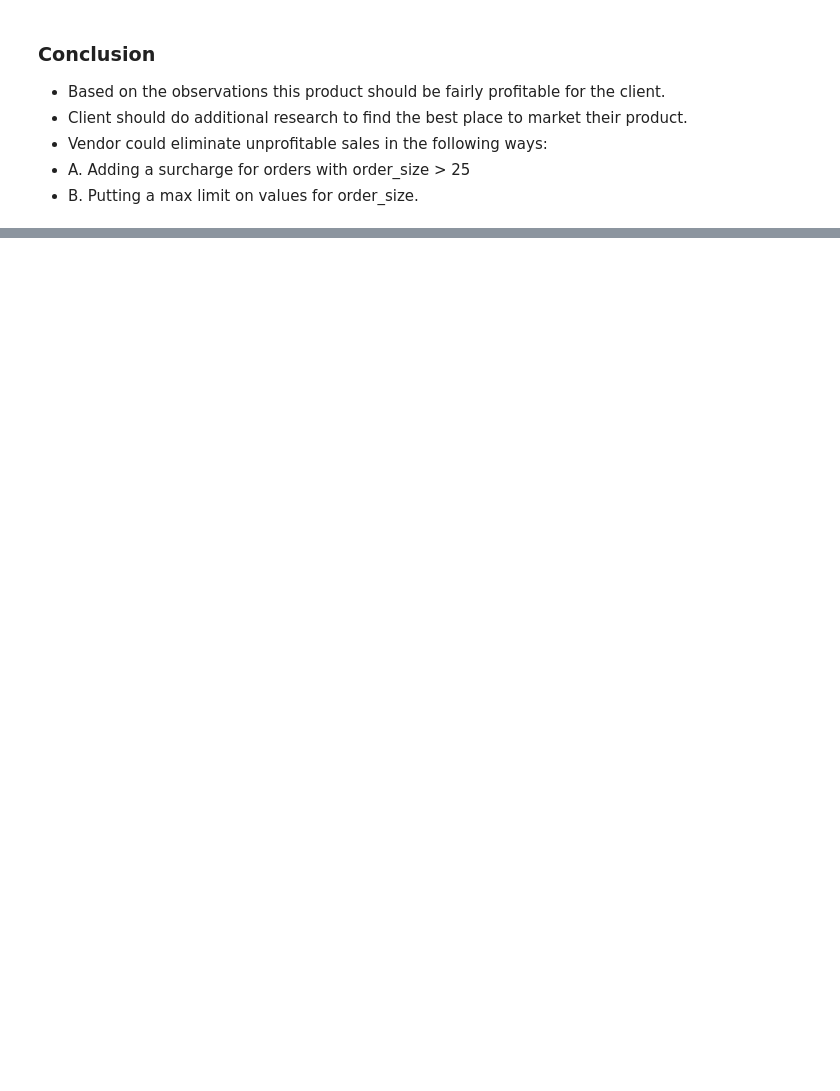
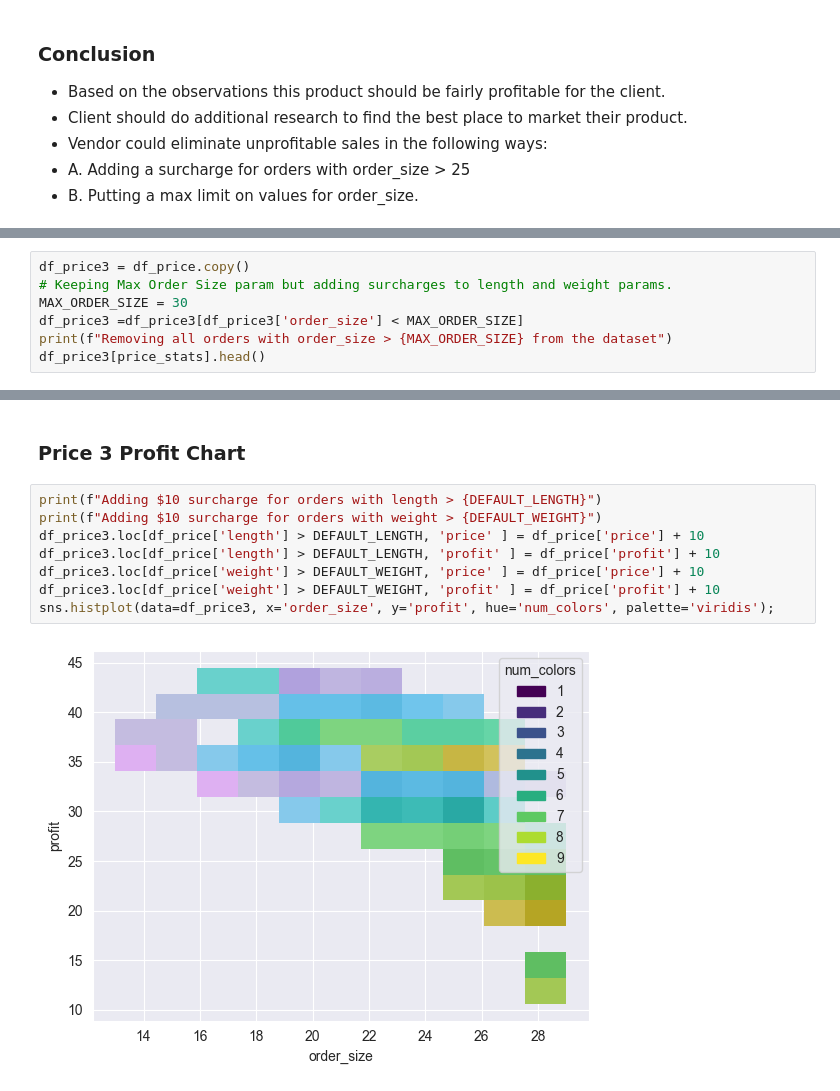
Before and after one commit to DanielLevenstein/Product_Profitability_Study, a Jupyter notebook: product_pricing.ipynb, the cells around one changed output, grey strips where cells are left out. Saved outputs shown, nothing was run; the diff lists cells and outputs as text; blank space fills up the shorter version.

```diff
--- a/product_pricing.ipynb
+++ b/product_pricing.ipynb
@@ -195,0 +210,7 @@ df_price2 = df_price
+# %%
+df_price3 = df_price.copy()
+# Keeping Max Order Size param but adding surcharges to length and weight params.
+MAX_ORDER_SIZE = 30
+df_price3 =df_price3[df_price3['order_size'] < MAX_ORDER_SIZE]
+print(f"Removing all orders with order_size > {MAX_ORDER_SIZE} from the dataset")
+df_price3[price_stats].head()
@@ -195,0 +225,12 @@ df_price2 = df_price
+# %% [markdown]
+### Price 3 Profit Chart
+# %%
+print(f"Adding $10 surcharge for orders with length > {DEFAULT_LENGTH}")
+print(f"Adding $10 surcharge for orders with weight > {DEFAULT_WEIGHT}")
+df_price3.loc[df_price['length'] > DEFAULT_LENGTH, 'price' ] = df_price['price'] + 10
+df_price3.loc[df_price['length'] > DEFAULT_LENGTH, 'profit' ] = df_price['profit'] + 10
+df_price3.loc[df_price['weight'] > DEFAULT_WEIGHT, 'price' ] = df_price['price'] + 10
+df_price3.loc[df_price['weight'] > DEFAULT_WEIGHT, 'profit' ] = df_price['profit'] + 10
+sns.histplot(data=df_price3, x='order_size', y='profit', hue='num_colors', palette='viridis');
+# %% [output]
+[figure, added]
```
Also changed, not shown: parts of 16 cells of this notebook, 4 other files.
